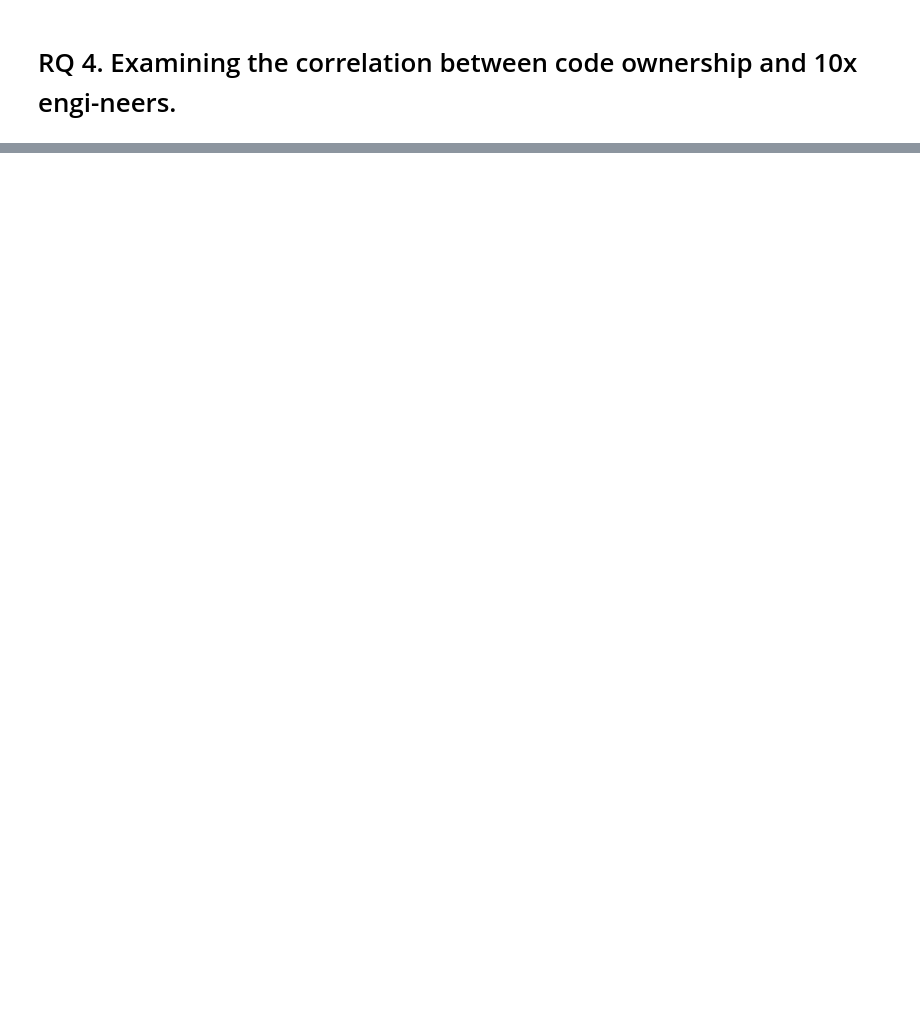
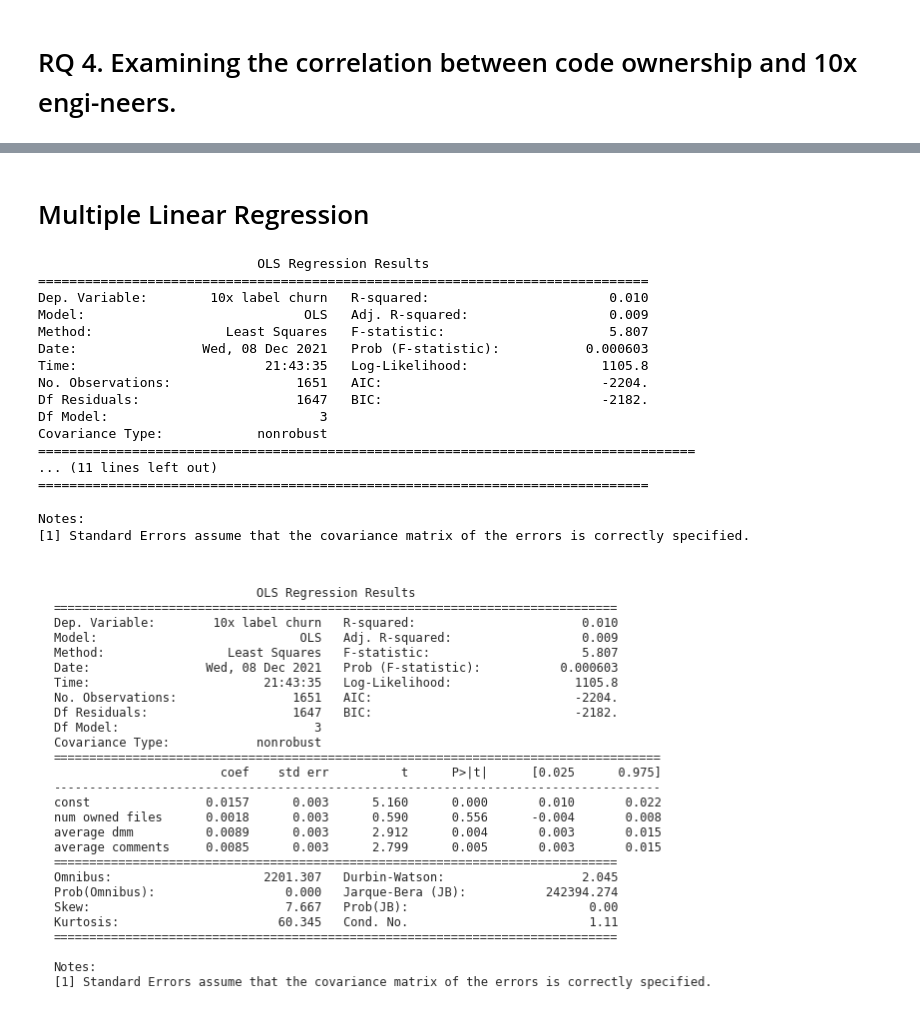
Before and after one commit to JoshuaPike/ECS-260-Group-2-Project, a Jupyter notebook: Analysis and Regression.ipynb, the cells around one changed output, grey strips where cells are left out. Saved outputs shown, nothing was run; the diff lists cells and outputs as text; code cells hidden in the pictures; blank space fills up the shorter version.

```diff
--- a/Analysis and Regression.ipynb
+++ b/Analysis and Regression.ipynb
@@ -173,3 +174,40 @@ Notes:
 [1] R² is computed without centering (uncentered) since the model does not contain a constant.
 [2] Standard Errors assume that the covariance matrix of the errors is correctly specified.
 [figure]
+# %% [markdown]
+# Multiple Linear Regression
+# %%
+X = df[['num owned files', 'average dmm', 'average comments']]
+y = df["10x label churn"]
+
+# standardize coef
+df_z = X.select_dtypes(include=[np.number]).dropna().apply(stats.zscore)
+df_z = sm.add_constant(df_z)
+
+ols = sm.OLS(y, df_z).fit()
+print(ols.summary())
+
+plt.rc('figure', figsize=(12, 7))
+plt.text(0.01, 0.05, str(ols.summary()), {'fontsize': 10}, fontproperties = 'monospace') # approach improved by OP -> monospace!
+plt.axis('off')
+plt.tight_layout()
+plt.savefig('outputs/output4.png')
+# %% [output]
+                            OLS Regression Results
+==============================================================================
+Dep. Variable:        10x label churn   R-squared:                       0.010
+Model:                            OLS   Adj. R-squared:                  0.009
+Method:                 Least Squares   F-statistic:                     5.807
+Date:                Wed, 08 Dec 2021   Prob (F-statistic):           0.000603
+Time:                        21:43:35   Log-Likelihood:                 1105.8
+No. Observations:                1651   AIC:                            -2204.
+Df Residuals:                    1647   BIC:                            -2182.
+Df Model:                           3
+Covariance Type:            nonrobust
+====================================================================================
+... (11 lines left out)
+==============================================================================
+
+Notes:
+[1] Standard Errors assume that the covariance matrix of the errors is correctly specified.
+[figure, added]
```
Also changed, not shown: parts of 5 cells of this notebook, 4 other files.
